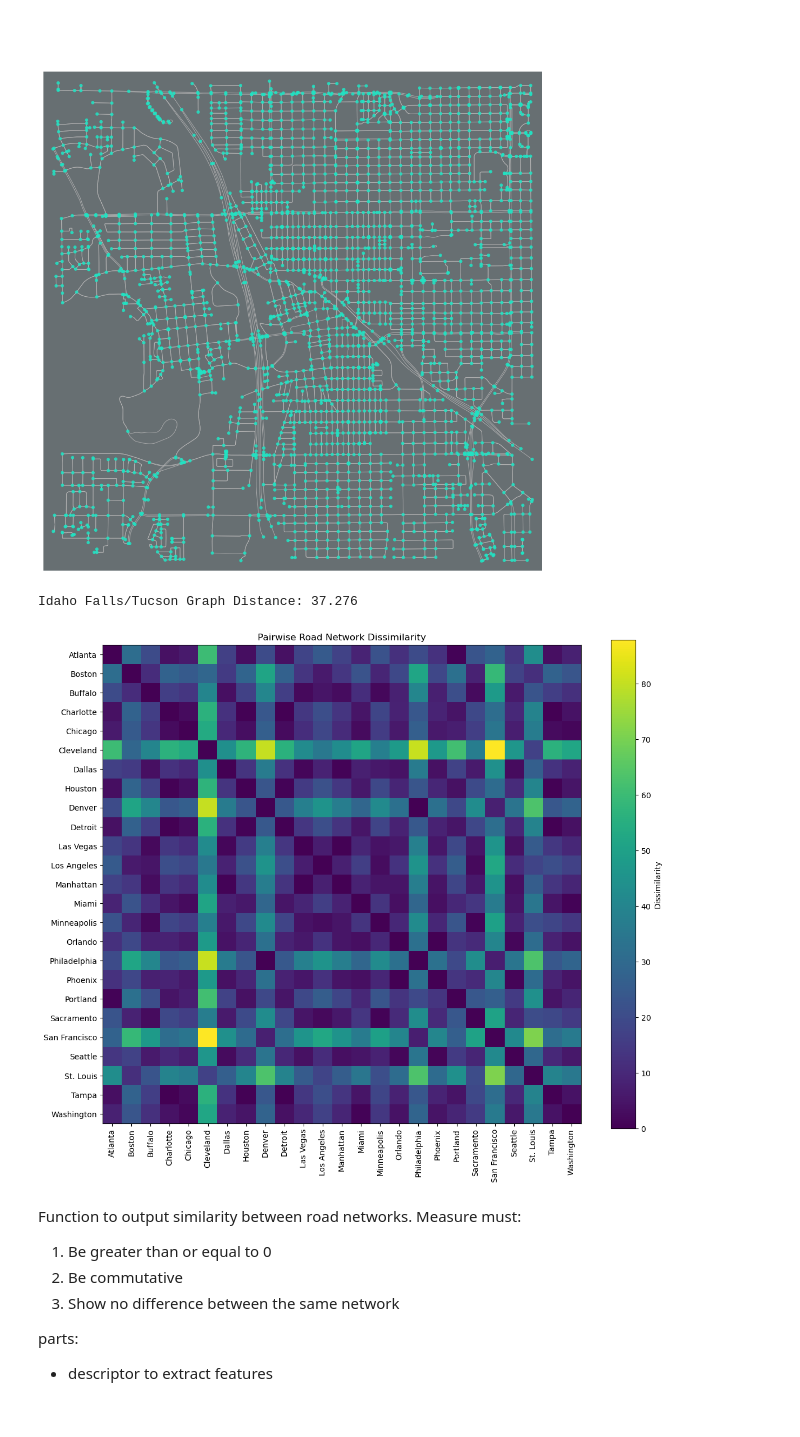
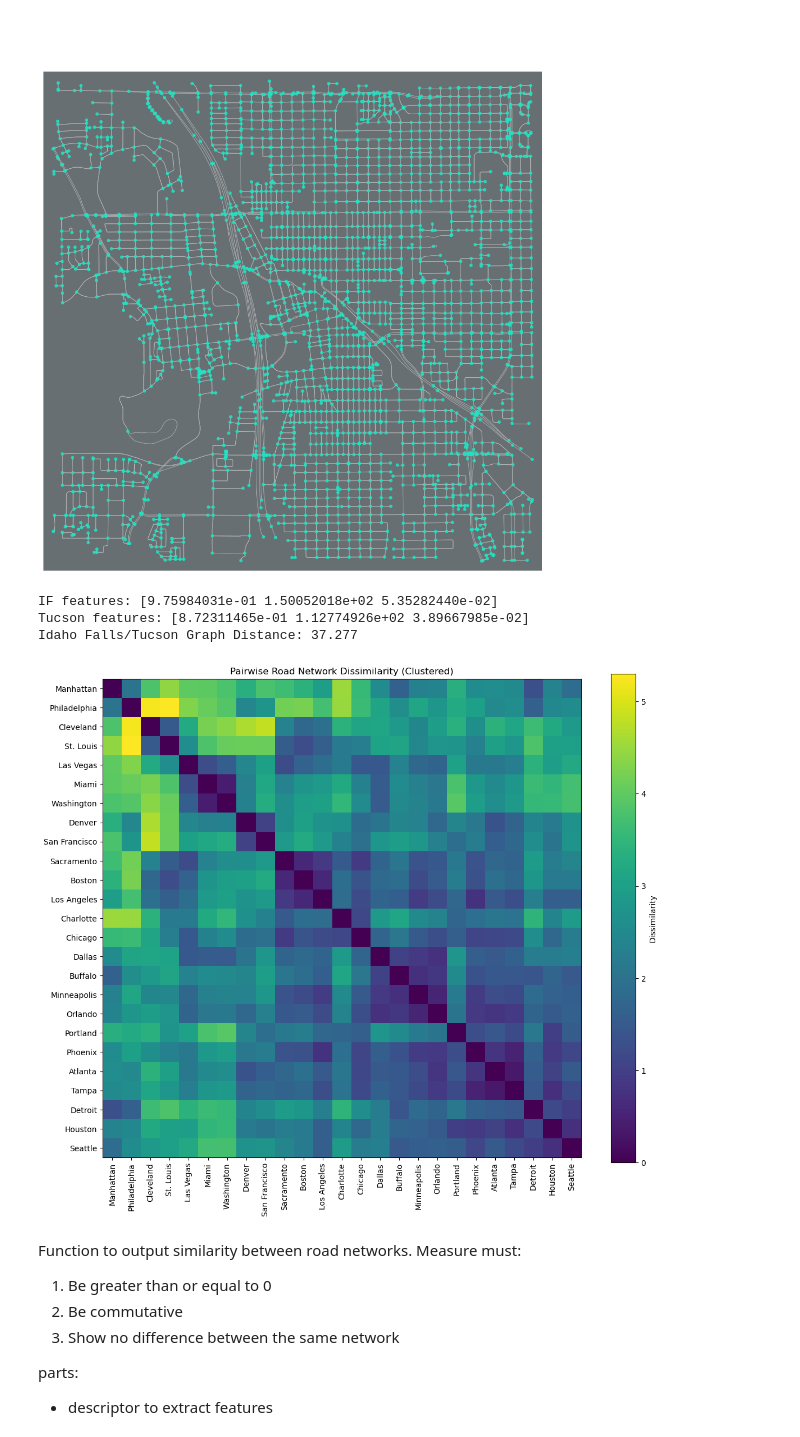
Before and after one commit to caleb-chandler/cnet5052_sp26, a Jupyter notebook: assignments/assignment03/assignment03.ipynb, the cells around one changed output. Drawn from its saved outputs; the diff is of its cells as text; code cells hidden in the pictures.

```diff
--- a/assignments/assignment03/assignment03.ipynb
+++ b/assignments/assignment03/assignment03.ipynb
@@ -532,6 +532,9 @@ T = ox.project_graph(T)
 
 if_gridness = extract_features(IF)
 t_gridness = extract_features(T)
+
+print("IF features:", if_gridness)
+print("Tucson features:", t_gridness)
 
 distance = dissimilarity(if_gridness, t_gridness)
 print(f'Idaho Falls/Tucson Graph Distance: {distance:.3f}')
@@ -565,40 +568,55 @@ cities = [
     "Tampa, FL, USA",
     "Washington, District of Columbia, USA",
 ]
 
 graphs = {}
 for city in cities:
     G = ox.graph_from_address(city, dist=3219, network_type="drive")
     G = ox.project_graph(G)
     G = ox.convert.to_undirected(G)
     graphs[city] = G
 
 # compute features for all cities
 all_features = np.array([extract_features(G) for G in graphs.values()])
 
+# z-score normalization
+means = all_features.mean(axis=0)
+stds = all_features.std(axis=0)
+all_features_norm = (all_features - means) / stds
+
 # pairwise distance matrix
 n = len(cities)
 D = np.zeros((n, n))
 for i in range(n):
     for j in range(i + 1, n):
-        D[i, j] = dissimilarity(all_features[i], all_features[j])
+        D[i, j] = np.sqrt(np.sum((all_features_norm[i] - all_features_norm[j]) ** 2))
         D[j, i] = D[i, j]
 
-# visualize
+# --- visualize ---
+
+# get ordering from hierarchical clustering
+Z = linkage(D[np.triu_indices(n, k=1)], method='average')
+order = leaves_list(Z)
+
+# reorder matrix and labels
+D_sorted = D[np.ix_(order, order)]
+short_names = [cities[i].split(",")[0] for i in order]
+
 fig, ax = plt.subplots(figsize=(12, 10))
-im = ax.imshow(D, cmap="viridis")
+im = ax.imshow(D_sorted, cmap="viridis")
 ax.set_xticks(range(n))
 ax.set_yticks(range(n))
-short_names = [c.split(",")[0] for c in cities]
 ax.set_xticklabels(short_names, rotation=90)
 ax.set_yticklabels(short_names)
 plt.colorbar(im, ax=ax, label="Dissimilarity")
-ax.set_title("Pairwise Road Network Dissimilarity")
+ax.set_title("Pairwise Road Network Dissimilarity (Clustered)")
 plt.tight_layout()
 plt.savefig(r'./imgs/similarity_matrix.png')
 # %% [output]
-Idaho Falls/Tucson Graph Distance: 37.276
+IF features: [9.75984031e-01 1.50052018e+02 5.35282440e-02]
+Tucson features: [8.72311465e-01 1.12774926e+02 3.89667985e-02]
+Idaho Falls/Tucson Graph Distance: 37.277
-[figure, old version]
+[figure, new version]
 # %% [markdown]
 Function to output similarity between road networks. Measure must:
 1. Be greater than or equal to 0
```
Also changed, not shown: parts of 1 cell of this notebook, 2 other files.
